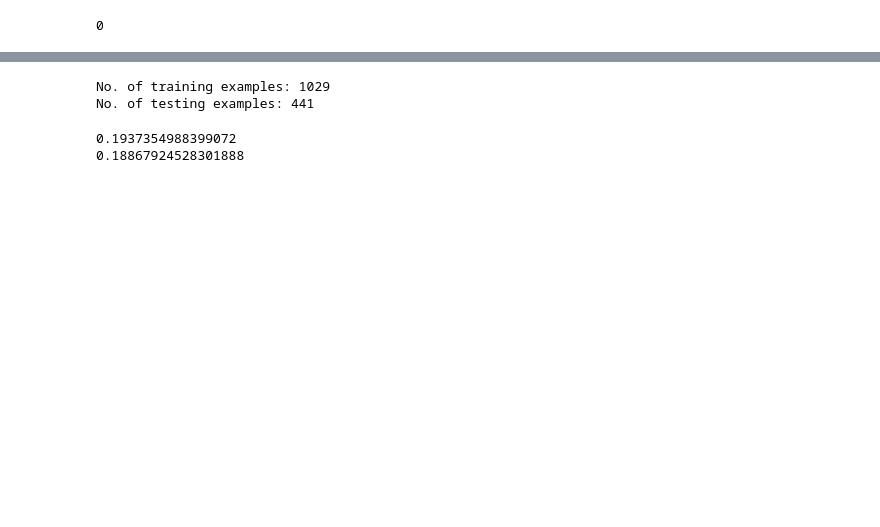
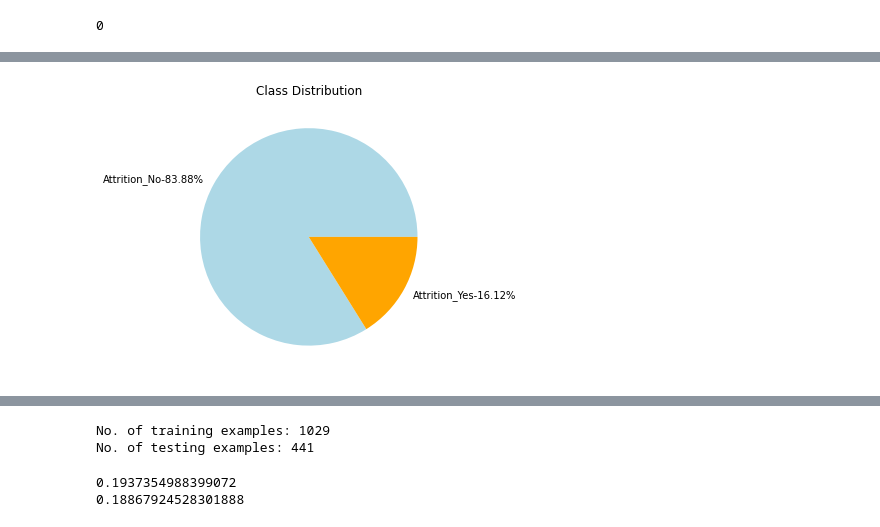
Before and after one commit to catherineerickson/Attrition-Project, a Jupyter notebook: Project Code Template.ipynb, the cells around one changed output, grey strips where cells are left out. Saved outputs shown, nothing was run; the diff lists cells and outputs as text; code cells hidden in the pictures; blank space fills up the shorter version.

```diff
--- a/Project Code Template.ipynb
+++ b/Project Code Template.ipynb
@@ -101,0 +96,16 @@ Description of Variables
+# %%
+# count the number of attrition entries
+attrition_counts = df['Attrition_Yes'].value_counts()
+
+# calculate the percentage out of total entries
+attrition_percent = attrition_counts/attrition_counts.sum()
+
+# make labels for plots
+labels = ['Attrition_No-'+str((attrition_percent[0]*100).round(2))+'%', 'Attrition_Yes-'+str((attrition_percent[1]*100).round(2))+'%']
+# %%
+# check for class imbalance of the outcome variable
+plt.pie(attrition_counts, labels=labels, colors=['lightblue', 'orange'])
+plt.title('Class Distribution')
+plt.show()
+# %% [output]
+[figure, added]
```
Also changed, not shown: parts of 12 cells of this notebook.
